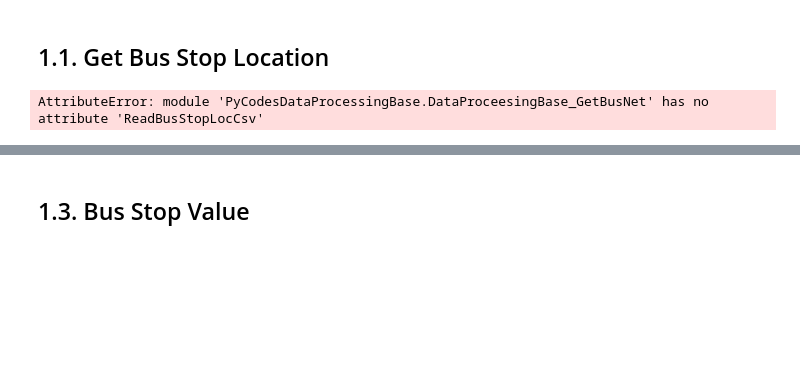
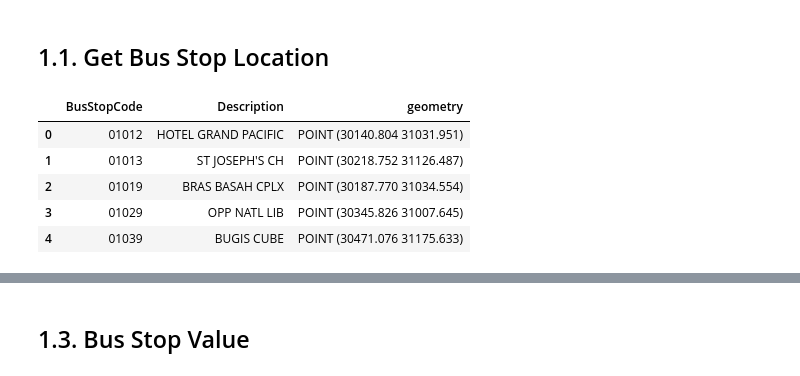
Before and after one commit to veager/GeoDatabase-SG, a Jupyter notebook: DataExplore.ipynb, the cells around one changed output, grey strips where cells are left out. Saved outputs shown, nothing was run; the diff lists cells and outputs as text; code cells hidden in the pictures; blank space fills up the shorter version.

```diff
--- a/DataExplore.ipynb
+++ b/DataExplore.ipynb
@@ -56,35 +104,43 @@ The process of construct bus (transit) network
 # %% [markdown]
 ## 1.1. Get Bus Stop Location
 # %%
-def BusStopLocPd():
+def BusStopLoc():
 
     # bus location from the shapefile
     path = os.path.join(ROOT_PATH, 'Public-Trainsit-Bus',
-        'Routes & Stop Location', 'Bus Stop Location (from datamall Static Datasets)',
+        'Stop Location', 'Bus Stop Location (from datamall Static Datasets)',
         'BusStopLocation_Jan2022',  # 'BusStopLocation_Aug2021',
         'BusStop.shp'
     )
     stop_loc = gbn.ReadBusStopLocShp(path)
 
     # bus location from the csv
     path = os.path.join(ROOT_PATH, 'Public-Trainsit-Bus',
-        'Routes & Stop Location', 'Bus Stop Location (from datamall API)',
-        'bus_stops_2021-12-21',
+        'Stop Location', 'Bus Stop Location (from datamall API)',
         'bus_stops_2021-12-21.csv'
     )
     stop_loc1 = gbn.ReadBusStopLocCsv(path)
-
-    # unify the geometry CRS
-    stop_loc1 = stop_loc1.to_crs(stop_loc.crs)
+    # print(stop_loc.shape, stop_loc1.shape)
 
     # merge, drop depulicate
     stop_loc = gbn.BusStopLocUpdate(stop_loc, stop_loc1)
 
     return stop_loc
+# ======================================================================
 
 
-bus_stop_loc = BusStopLocPd()
-UNION_CRS = bus_stop_loc.crs
+bus_stop = BusStopLoc()
+display(bus_stop.head(5))
+
+UNION_CRS = bus_stop
+
+# save file
+# bus_stop.to_file('GeoDatabase/shapefiles/bus_stop_loc/bus_stop_loc.shp')
 # %% [output]
-AttributeError: module 'PyCodesDataProcessingBase.DataProceesingBase_GetBusNet' has no attribute 'ReadBusStopLocCsv'
+|  | BusStopCode | Description | geometry |
+| 0 | 01012 | HOTEL GRAND PACIFIC | POINT (30140.804 31031.951) |
+| 1 | 01013 | ST JOSEPH'S CH | POINT (30218.752 31126.487) |
+| 2 | 01019 | BRAS BASAH CPLX | POINT (30187.770 31034.554) |
+| 3 | 01029 | OPP NATL LIB | POINT (30345.826 31007.645) |
+| 4 | 01039 | BUGIS CUBE | POINT (30471.076 31175.633) |
 # %%
```
Also changed, not shown: parts of 17 cells of this notebook, 2 other files.
